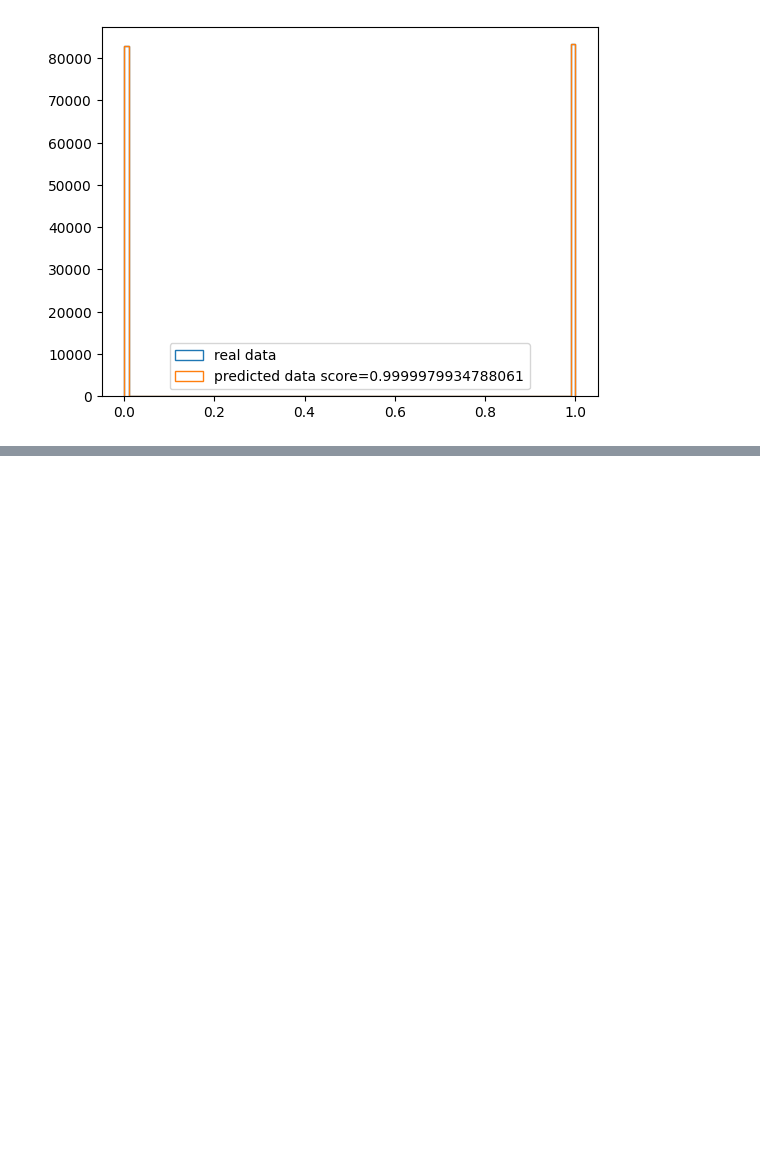
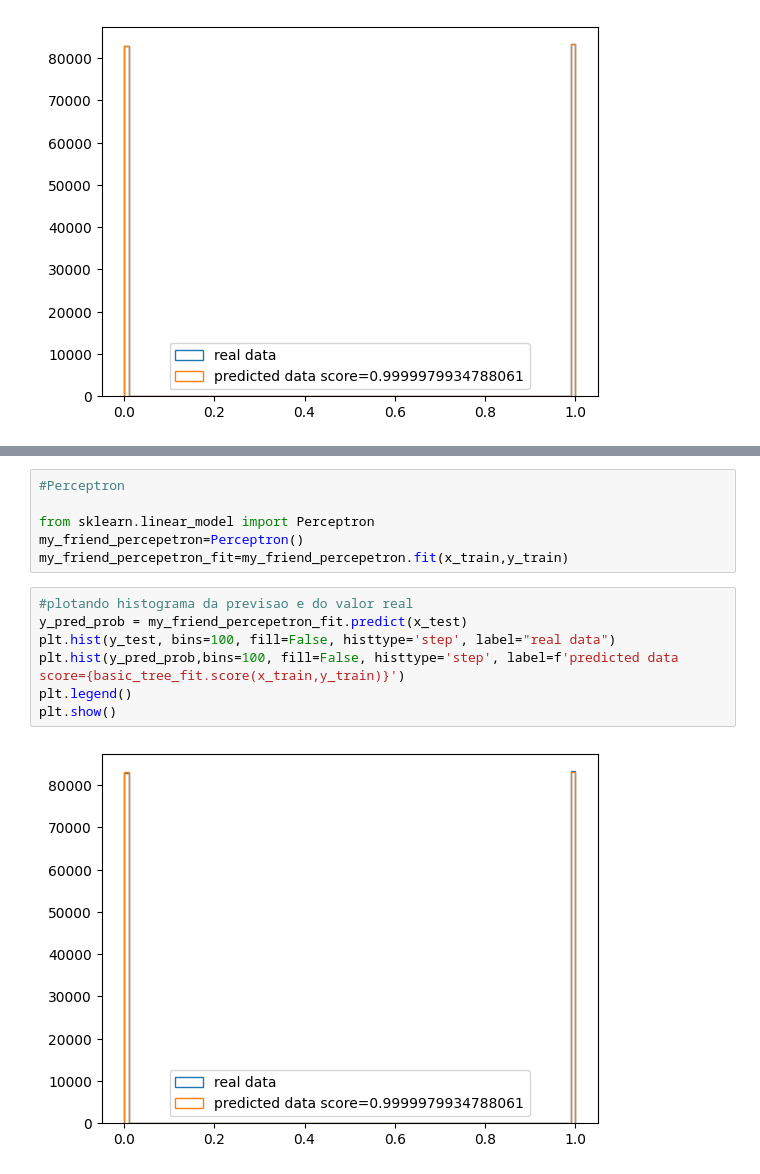
Before and after one commit to GBotogoske/machine_learning_2024, a Jupyter notebook: projeto_tree.ipynb, the cells around one changed output, grey strips where cells are left out. Saved outputs shown, nothing was run; the diff lists cells and outputs as text; blank space fills up the shorter version.

```diff
--- a/projeto_tree.ipynb
+++ b/projeto_tree.ipynb
@@ -206,0 +224,15 @@ plt.show()
+# %%
+#Perceptron
+
+from sklearn.linear_model import Perceptron
+my_friend_percepetron=Perceptron()
+my_friend_percepetron_fit=my_friend_percepetron.fit(x_train,y_train)
+# %%
+#plotando histograma da previsao e do valor real
+y_pred_prob = my_friend_percepetron_fit.predict(x_test)
+plt.hist(y_test, bins=100, fill=False, histtype='step', label="real data")
+plt.hist(y_pred_prob,bins=100, fill=False, histtype='step', label=f'predicted data score={basic_tree_fit.score(x_train,y_train)}')
+plt.legend()
+plt.show()
+# %% [output]
+[figure, added]
```
Also changed, not shown: parts of 6 cells of this notebook.
